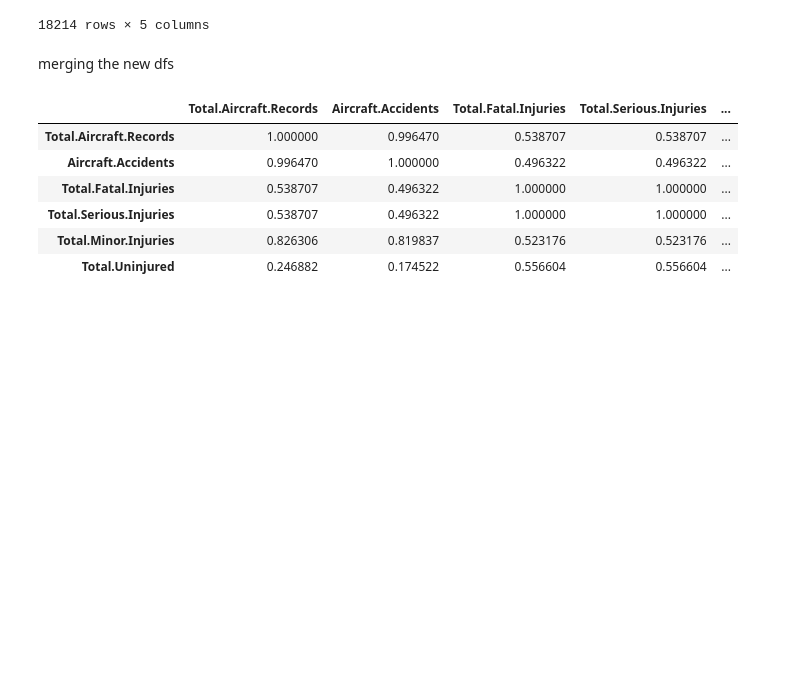
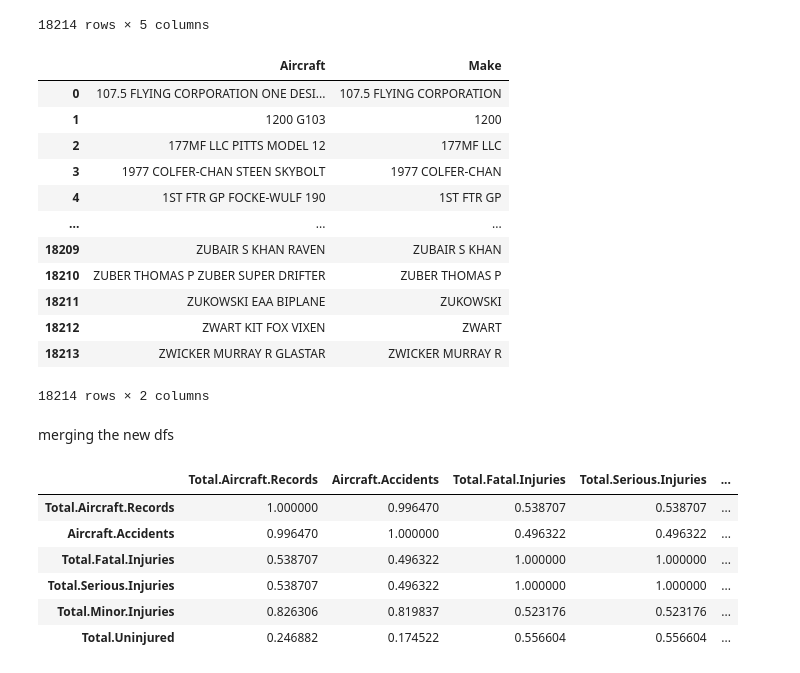
Before and after one commit to justmawi-dot/phaseONEproject, a Jupyter notebook: student.ipynb, the cells around one changed output. Saved outputs shown, nothing was run; the diff lists cells and outputs as text; code cells hidden in the pictures; blank space fills up the shorter version.

Commit message:
add Make column

```diff
--- a/student.ipynb
+++ b/student.ipynb
@@ -269,6 +269,9 @@ accidents_df = (aviation_df_copy[aviation_df_copy['Investigation.Type'] == 'Acci
 
 sub_aviation = aviation_df_copy.groupby('Aircraft')[['Total.Fatal.Injuries','Total.Serious.Injuries','Total.Minor.Injuries','Total.Uninjured']].sum()
 sub_aviation_df = sub_aviation.reset_index()
+
+make = aviation_df_copy.groupby('Aircraft')['Make'].first()
+make_df = make.reset_index()
 # %%
 records_df
 # %% [output]
@@ -317,6 +320,22 @@ sub_aviation_df
 | 18212 | ZWART KIT FOX VIXEN | 0.0 | 0.0 | 0.0 | 2.0 |
 | 18213 | ZWICKER MURRAY R GLASTAR | 0.0 | 0.0 | 0.0 | 2.0 |
 18214 rows × 5 columns
+# %%
+make_df
+# %% [output]
+|  | Aircraft | Make |
+| 0 | 107.5 FLYING CORPORATION ONE DESI... | 107.5 FLYING CORPORATION |
+| 1 | 1200 G103 | 1200 |
+| 2 | 177MF LLC PITTS MODEL 12 | 177MF LLC |
+| 3 | 1977 COLFER-CHAN STEEN SKYBOLT | 1977 COLFER-CHAN |
+| 4 | 1ST FTR GP FOCKE-WULF 190 | 1ST FTR GP |
+| ... | ... | ... |
+| 18209 | ZUBAIR S KHAN RAVEN | ZUBAIR S KHAN |
+| 18210 | ZUBER THOMAS P ZUBER SUPER DRIFTER | ZUBER THOMAS P |
+| 18211 | ZUKOWSKI EAA BIPLANE | ZUKOWSKI |
+| 18212 | ZWART KIT FOX VIXEN | ZWART |
+| 18213 | ZWICKER MURRAY R GLASTAR | ZWICKER MURRAY R |
+18214 rows × 2 columns
 # %% [markdown]
 merging the new dfs
 # %%
```
Also changed, not shown: parts of 4 cells of this notebook, 3 other files.
